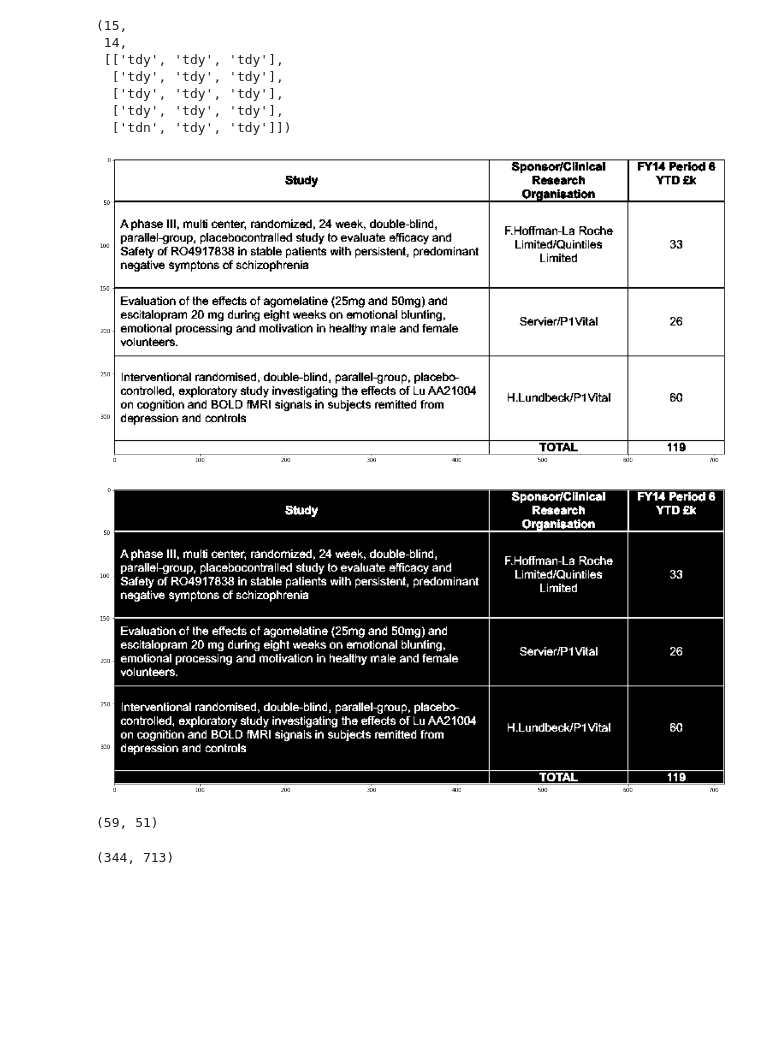
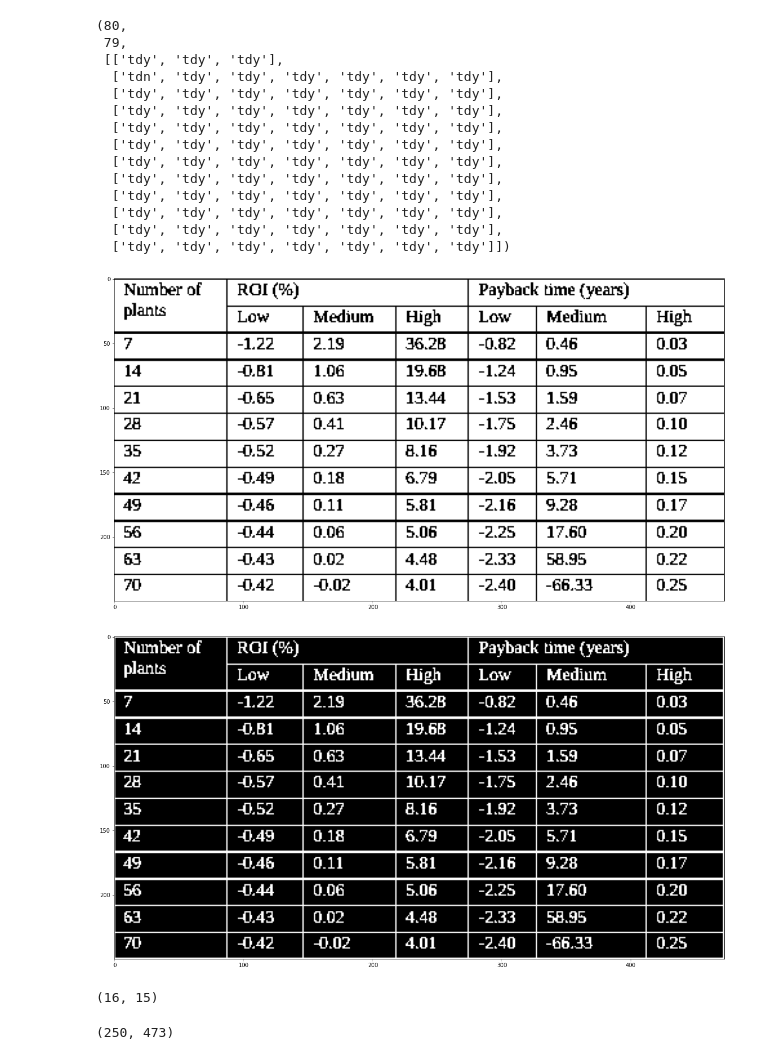
Before and after one commit to vinhtq115/TableBank-Recognition-Processing, a Jupyter notebook: flow3_lazy.ipynb, the cells around one changed output. Drawn from its saved outputs; the diff is of its cells as text; code cells hidden in the pictures; blank space fills up the shorter version.

```diff
--- a/flow3_lazy.ipynb
+++ b/flow3_lazy.ipynb
@@ -14,12 +14,13 @@ plt.rcParams['figure.figsize'] = [20, 20]
 PATH_TO_IMAGE_FOLDER = r'C:\Users\starc\PycharmProjects\TableBank-Recognition-Processing\images'
 PATH_TO_ORIGINAL_ANNOTATIONS = r'C:\Users\starc\PycharmProjects\TableBank-Recognition-Processing\original_annotations'
 PATH_TO_DESTINATION_ANNOTATIONS = r'C:\Users\starc\PycharmProjects\TableBank-Recognition-Processing\annotations'
+PATH_TO_SAVE = r'flow3'
 # %%
 advance_counter = 0
 correct_counter = 0
 # %%
 # Setup paths
-file = '13_BOD_RDBoardReport-11-13_6'
+file = '1-s2.0-S0960852418303547-mmc1_6'
 image_path = os.path.join(PATH_TO_IMAGE_FOLDER, file + '.png')
 original_annotation_xml = os.path.join(PATH_TO_ORIGINAL_ANNOTATIONS, file + '.xml')
 destination_annotation_xml = os.path.join(PATH_TO_DESTINATION_ANNOTATIONS, file + '.xml')
@@ -41,31 +42,38 @@ for row_ann in rows_ann:
 # %%
 total_cells, total_cells_non_empty, rows_ann
 # %% [output]
-(15,
- 14,
+(80,
+ 79,
  [['tdy', 'tdy', 'tdy'],
-  ['tdy', 'tdy', 'tdy'],
-  ['tdy', 'tdy', 'tdy'],
-  ['tdy', 'tdy', 'tdy'],
-  ['tdn', 'tdy', 'tdy']])
+  ['tdn', 'tdy', 'tdy', 'tdy', 'tdy', 'tdy', 'tdy'],
+  ['tdy', 'tdy', 'tdy', 'tdy', 'tdy', 'tdy', 'tdy'],
+  ['tdy', 'tdy', 'tdy', 'tdy', 'tdy', 'tdy', 'tdy'],
+  ['tdy', 'tdy', 'tdy', 'tdy', 'tdy', 'tdy', 'tdy'],
+  ['tdy', 'tdy', 'tdy', 'tdy', 'tdy', 'tdy', 'tdy'],
+  ['tdy', 'tdy', 'tdy', 'tdy', 'tdy', 'tdy', 'tdy'],
+  ['tdy', 'tdy', 'tdy', 'tdy', 'tdy', 'tdy', 'tdy'],
+  ['tdy', 'tdy', 'tdy', 'tdy', 'tdy', 'tdy', 'tdy'],
+  ['tdy', 'tdy', 'tdy', 'tdy', 'tdy', 'tdy', 'tdy'],
+  ['tdy', 'tdy', 'tdy', 'tdy', 'tdy', 'tdy', 'tdy'],
+  ['tdy', 'tdy', 'tdy', 'tdy', 'tdy', 'tdy', 'tdy']])
 # %%
 # Read and threshold image
 img = cv2.imread(image_path, 0)  # Read image as grayscale
 _, binary = cv2.threshold(img, 192, 255, cv2.THRESH_BINARY)
-
+cv2.imwrite(os.path.join(PATH_TO_SAVE, '1.png'), img)
 plt.imshow(binary, cmap='gray')
 plt.show()
 # %% [output]
-[figure, old version]
+[figure, new version]
 # %%
 # Invert the image
 inverted_bin_img = 255 - binary
 draw_border(inverted_bin_img)
-
+cv2.imwrite(os.path.join(PATH_TO_SAVE, '2.png'), inverted_bin_img)
 plt.imshow(inverted_bin_img, cmap='gray')
 plt.show()
 # %% [output]
-[figure, old version]
+[figure, new version]
 # %%
 # Set kernel size for erosion/dilation.
 horizontal_kernel_length = img.shape[1] // max_columns // 4
@@ -76,11 +84,11 @@ if horizontal_kernel_length < 1 or vertical_kernel_length < 1:
 # %%
 horizontal_kernel_length, vertical_kernel_length
 # %% [output]
-(59, 51)
+(16, 15)
 # %%
 img.shape
 # %% [output]
-(344, 713)
+(250, 473)
 # %%
 # Horizontal kernel for detecting horizontal lines
 horizontal_kernel = cv2.getStructuringElement(cv2.MORPH_RECT, (horizontal_kernel_length, 1))
```
Also changed, not shown: parts of 8 cells of this notebook, 10 other files.
